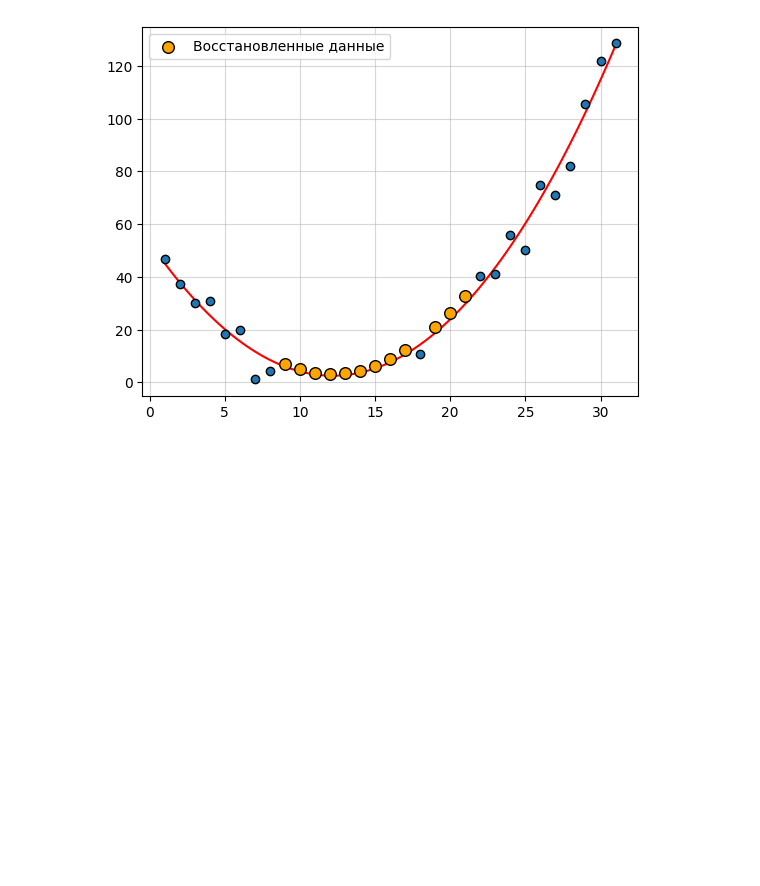
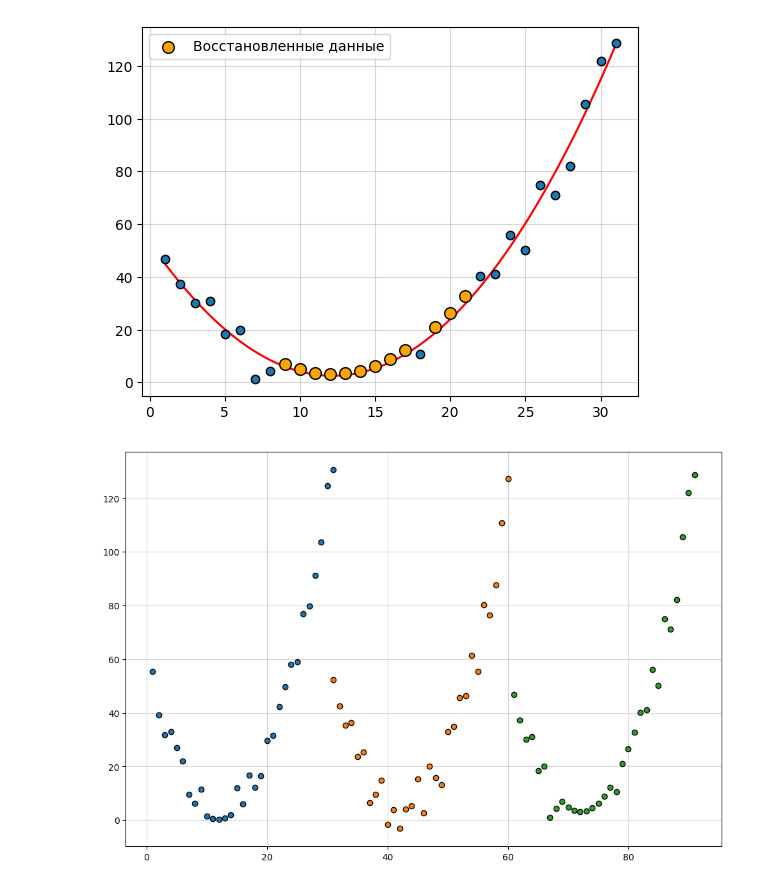
Before and after one commit to egorbeckish/Masters-program, a Jupyter notebook: 1. First Course/Semester 1/Нелинейная оптимизация/4. Декабрь/05.12.2025/Бекиш.ipynb, the cells around one changed output. Cells and saved outputs as stored; diff of their text form; code cells hidden in the pictures; blank space fills up the shorter version.

```diff
--- a/1. First Course/Semester 1/Нелинейная оптимизация/4. Декабрь/05.12.2025/Бекиш.ipynb
+++ b/1. First Course/Semester 1/Нелинейная оптимизация/4. Декабрь/05.12.2025/Бекиш.ipynb
@@ -142,3 +142,14 @@ plt.legend()
 plt.show()
 # %% [output]
 [figure]
+# %%
+plt.figure(figsize=(12, 8))
+
+plt.scatter(days, new_df["A"], ec="k", zorder=3)
+plt.scatter(days + 30, new_df["S"], ec="k", zorder=3)
+plt.scatter(days + 60, new_df["O_new"], ec="k", zorder=3)
+
+plt.grid(alpha=.5)
+plt.show()
+# %% [output]
+[figure, added]
```
Also changed, not shown: parts of 8 cells of this notebook, 1 other file.
